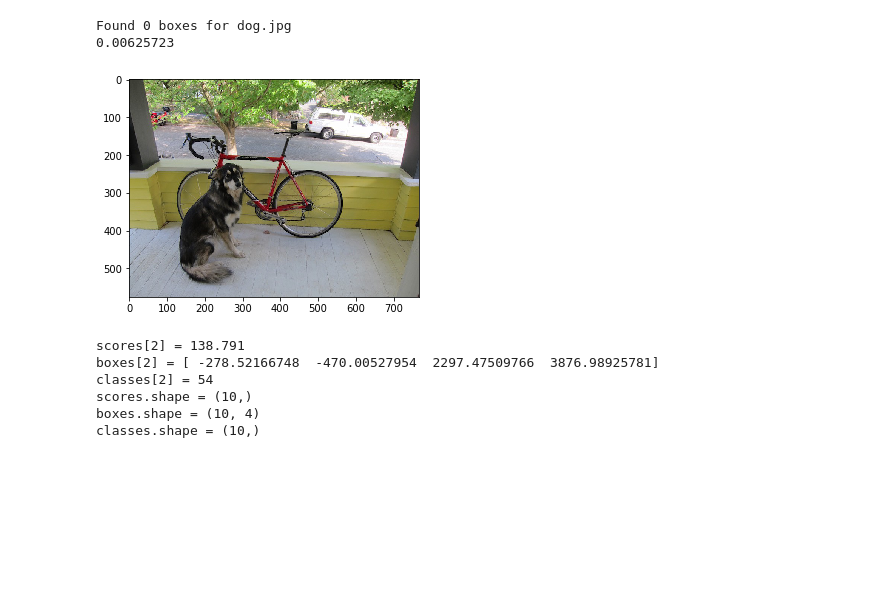
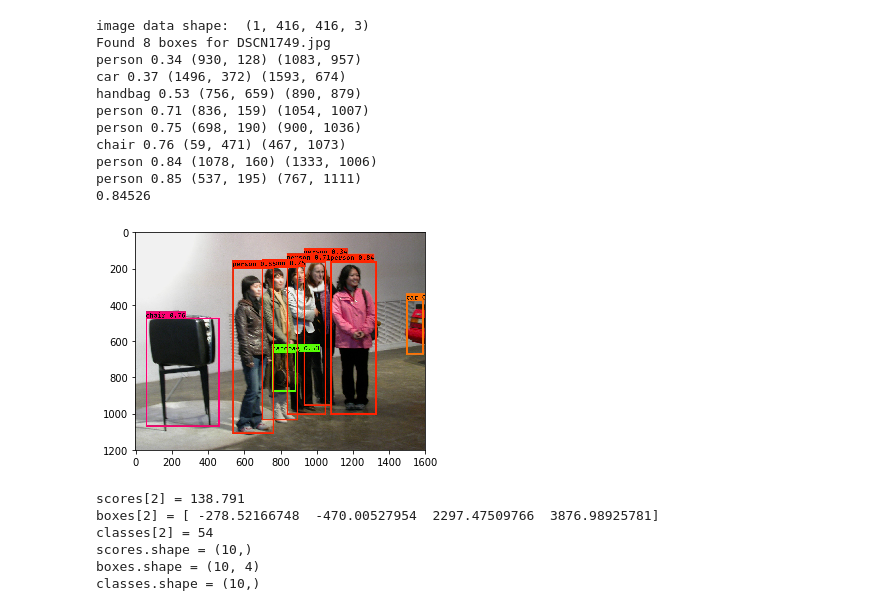
Before and after one commit to abarelk/Darjeeling, a Jupyter notebook: yolo.ipynb, the cells around one changed output. Cells and saved outputs as stored; diff of their text form; code cells hidden in the pictures; blank space fills up the shorter version.

Commit message:
yolo complete

```diff
--- a/yolo.ipynb
+++ b/yolo.ipynb
@@ -74,9 +74,11 @@ def non_max_suppression(scores, boxes, classes, max_boxes=10, iou_threshold=0.5)
     Note: The "None" dimension of the output tensors has obviously to be less than max_boxes.
     """
 
-    nms_indices = tf.constant([], dtype=tf.int64)
     z_score = tf.zeros_like(scores)
     z_box = tf.zeros_like(boxes)
+
+    nms_indices = tf.Variable([], dtype=tf.int64)
+    K.get_session().run(tf.variables_initializer([nms_indices])) # initialize variable nms_indices
 
     def cond(tscores, tboxes, indices):
         return tf.logical_not(tf.reduce_all(tf.equal(tscores, z_score)))
@@ -180,7 +182,6 @@ def yolo_boxes_to_corners(box_xy, box_wh):
     Returns:
     boxes -- tensor of shape (..., 4)
     """
-
     box_half = box_wh/2.
 
     box_x = box_xy[..., 0]
@@ -227,7 +228,7 @@ def yolo_eval(yolo_outputs, image_shape=[720, 1280], max_boxes=10, score_thresho
     # scale the model output to the original image shape
     boxes = scale_boxes(boxes, [1, 1], image_shape)
 
-    scores, boxes, classes = yolo_non_max_suppression(
+    scores, boxes, classes = non_max_suppression(
         scores,
         boxes,
         classes,
@@ -304,6 +305,11 @@ def generate_colors(class_names):
 
 
 def draw_boxes(image, out_scores, out_boxes, out_classes, class_names, colors):
+    font = ImageFont.truetype(
+        font='font/FiraMono-Medium.otf',
+        size=np.floor(3e-2 * image.size[1] + 0.5).astype('int32'))
+    thickness = (image.size[0] + image.size[1]) // 300
+
     for i, c in reversed(list(enumerate(out_classes))):
         predicted_class = class_names[c]
         box = out_boxes[i]
@@ -370,38 +376,48 @@ with tf.Session() as sess:
         iou_threshold = iou_threshold)
 
     # Preprocess your image
-    image_file = "dog.jpg"
+    image_file = "DSCN1749.jpg"
     image, image_data = preprocess_image(os.path.join("images", image_file), model_image_size)
 
+    print("image data shape: ", image_data.shape)
+
     # predict
-    sess.run(tf.global_variables_initializer())
     out_scores, out_boxes, out_classes, out_yolo = sess.run(
         [scores, boxes, classes, yolo_output],
         feed_dict={
             yolo_model.input: image_data,
             input_image_shape: [image.size[1], image.size[0]],
             K.learning_phase(): 0
         }
     )
 
     # Print predictions info
     print('Found {} boxes for {}'.format(len(out_boxes), image_file))
     # Generate colors for drawing bounding boxes.
     colors = generate_colors(class_names)
     # Draw bounding boxes on the image file
     draw_boxes(image, out_scores, out_boxes, out_classes, class_names, colors)
     # Save the predicted bounding box on the image
     image.save(os.path.join("out", image_file), quality=90)
     # Display the results in the notebook
     output_image = scipy.misc.imread(os.path.join("out", image_file))
     imshow(output_image)
 
     box_xy, box_wh, box_confidence, box_class_probs = out_yolo
     print(np.amax(box_confidence * box_class_probs))
 # %% [output]
-Found 0 boxes for dog.jpg
-0.00625723
+image data shape:  (1, 416, 416, 3)
+Found 8 boxes for DSCN1749.jpg
+person 0.34 (930, 128) (1083, 957)
+car 0.37 (1496, 372) (1593, 674)
+handbag 0.53 (756, 659) (890, 879)
+person 0.71 (836, 159) (1054, 1007)
+person 0.75 (698, 190) (900, 1036)
+chair 0.76 (59, 471) (467, 1073)
+person 0.84 (1078, 160) (1333, 1006)
+person 0.85 (537, 195) (767, 1111)
+0.84526
-[figure, old version]
+[figure, new version]
 # %%
 with tf.Session() as test_b:
     yolo_outputs = (tf.random_normal([19, 19, 5, 1], mean=1, stddev=4, seed = 1),
```
Also changed, not shown: 2 other files.
